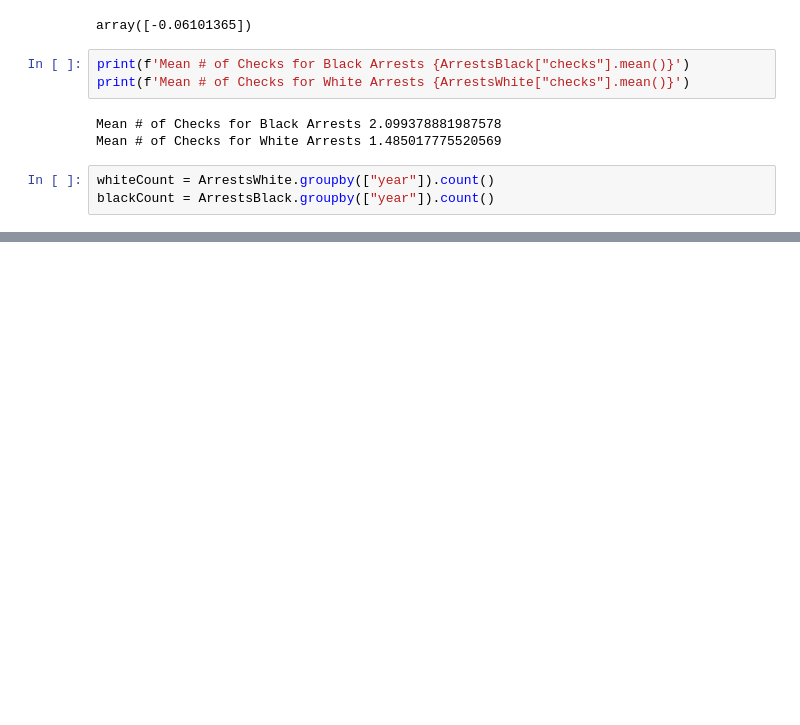
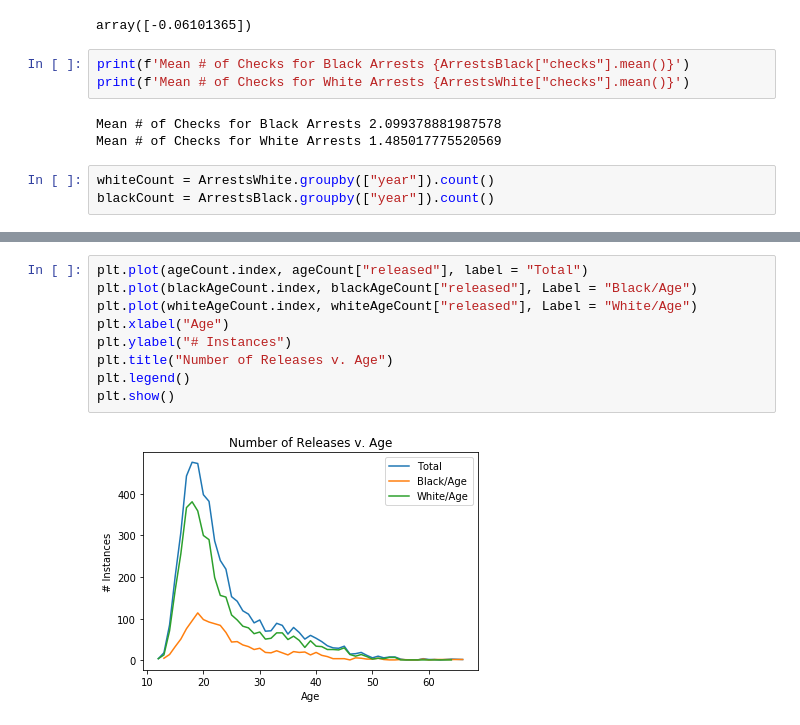
Before and after one commit to chenganyi/2950-final, a Jupyter notebook: Data_Analysis.ipynb, the cells around one changed output, grey strips where cells are left out. Saved outputs shown, nothing was run; the diff lists cells and outputs as text; blank space fills up the shorter version.

```diff
--- a/Data_Analysis.ipynb
+++ b/Data_Analysis.ipynb
@@ -95,0 +92,11 @@ Another flaw of this data is that it fails to have data on racial identites beyo
+# %%
+plt.plot(ageCount.index, ageCount["released"], label = "Total")
+plt.plot(blackAgeCount.index, blackAgeCount["released"], Label = "Black/Age")
+plt.plot(whiteAgeCount.index, whiteAgeCount["released"], Label = "White/Age")
+plt.xlabel("Age")
+plt.ylabel("# Instances")
+plt.title("Number of Releases v. Age")
+plt.legend()
+plt.show()
+# %% [output]
+[figure, added]
```
Also changed, not shown: parts of 24 cells of this notebook.
